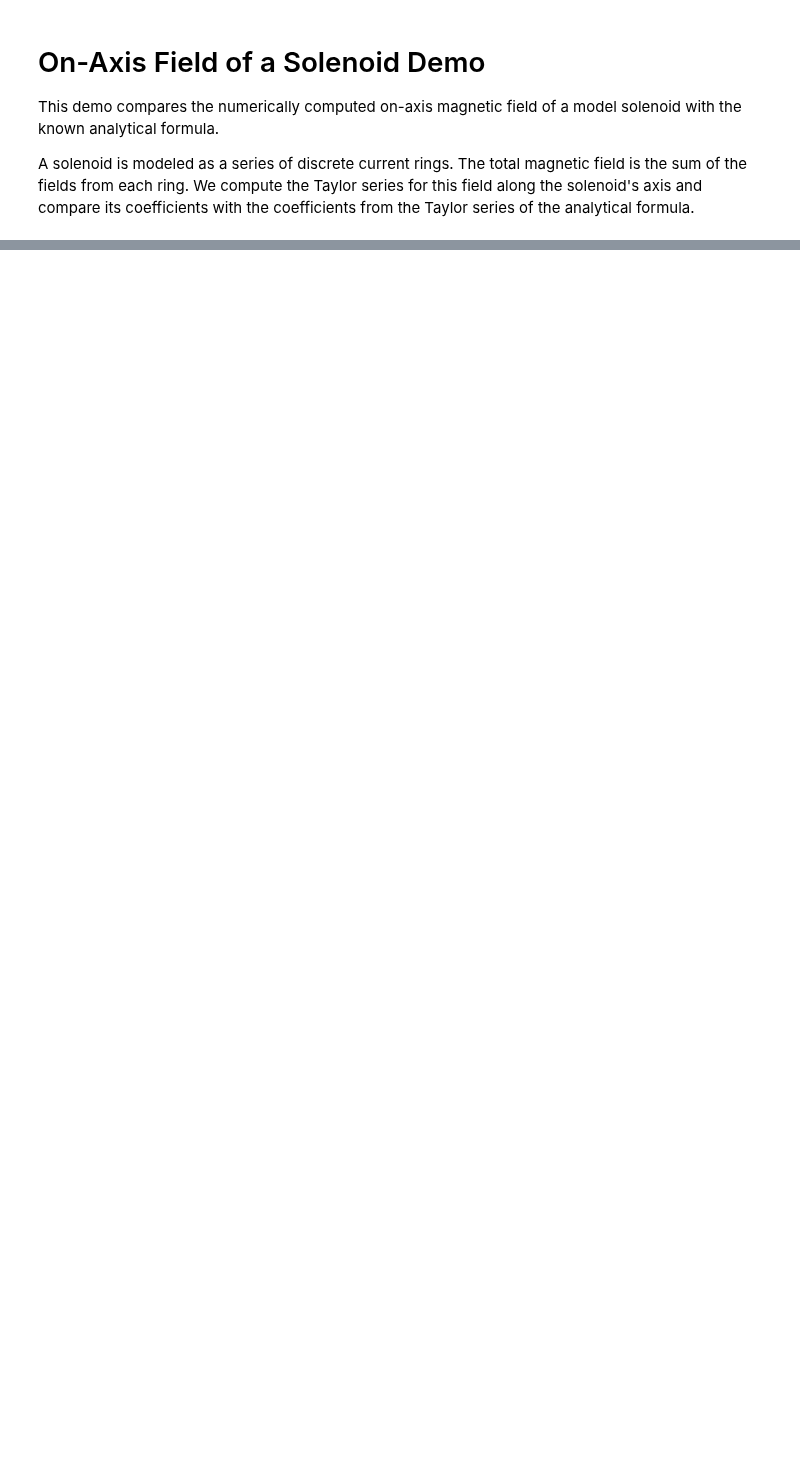
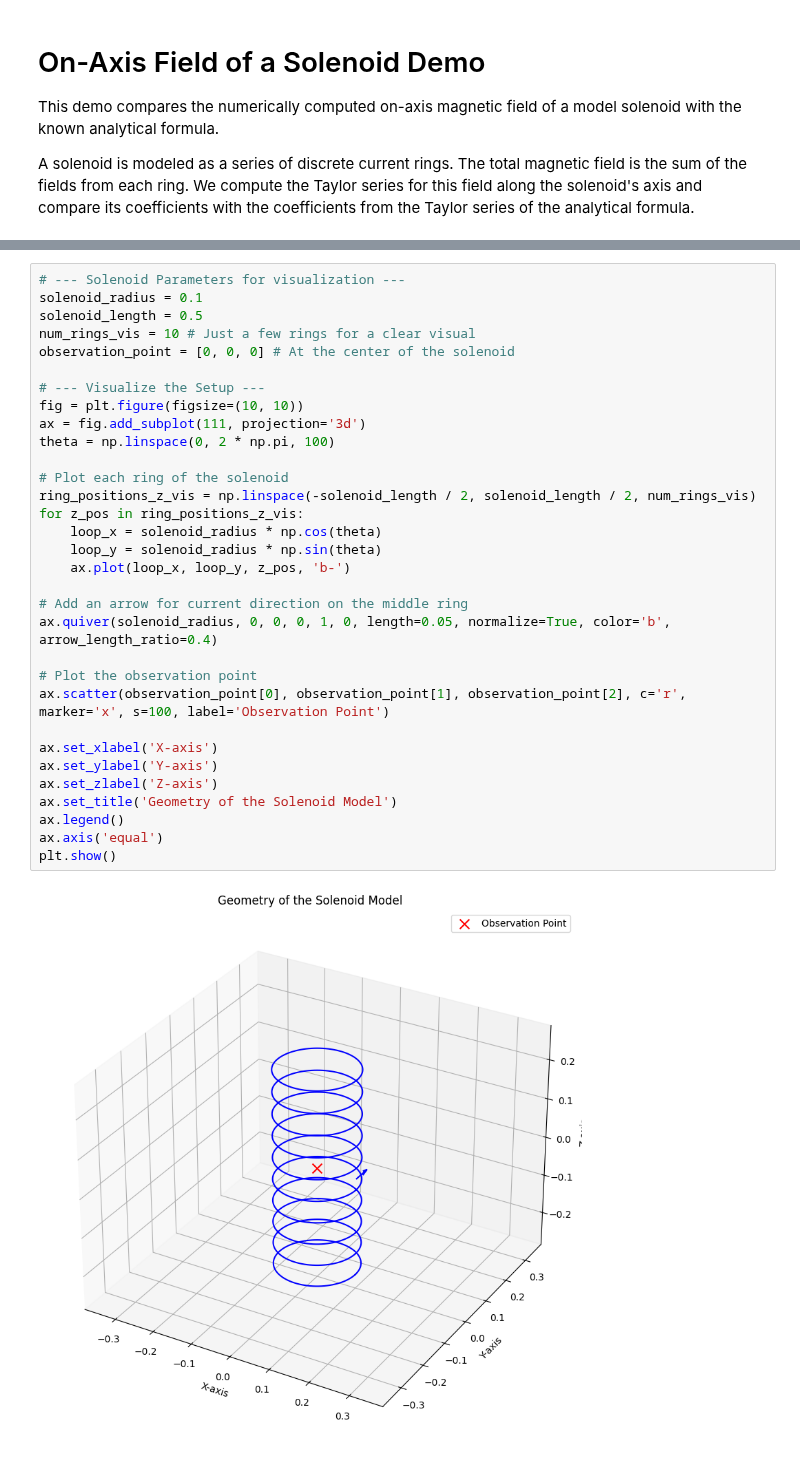
Before and after one commit to shashi-manikonda/MTFLibrary, a Jupyter notebook: demo/solenoid_field_demo_executed.ipynb, the cells around one changed output, grey strips where cells are left out. Drawn from its saved outputs; the diff is of its cells as text; blank space fills up the shorter version.

```diff
--- a/demo/solenoid_field_demo_executed.ipynb
+++ b/demo/solenoid_field_demo_executed.ipynb
@@ -30 +19,35 @@ Precomputed coefficients loaded and ready for use.
+# %%
+# --- Solenoid Parameters for visualization ---
+solenoid_radius = 0.1
+solenoid_length = 0.5
+num_rings_vis = 10 # Just a few rings for a clear visual
+observation_point = [0, 0, 0] # At the center of the solenoid
+
+# --- Visualize the Setup ---
+fig = plt.figure(figsize=(10, 10))
+ax = fig.add_subplot(111, projection='3d')
+theta = np.linspace(0, 2 * np.pi, 100)
+
+# Plot each ring of the solenoid
+ring_positions_z_vis = np.linspace(-solenoid_length / 2, solenoid_length / 2, num_rings_vis)
+for z_pos in ring_positions_z_vis:
+    loop_x = solenoid_radius * np.cos(theta)
+    loop_y = solenoid_radius * np.sin(theta)
+    ax.plot(loop_x, loop_y, z_pos, 'b-')
+
+# Add an arrow for current direction on the middle ring
+ax.quiver(solenoid_radius, 0, 0, 0, 1, 0, length=0.05, normalize=True, color='b', arrow_length_ratio=0.4)
+
+# Plot the observation point
+ax.scatter(observation_point[0], observation_point[1], observation_point[2], c='r', marker='x', s=100, label='Observation Point')
+
+ax.set_xlabel('X-axis')
+ax.set_ylabel('Y-axis')
+ax.set_zlabel('Z-axis')
+ax.set_title('Geometry of the Solenoid Model')
+ax.legend()
+ax.axis('equal')
+plt.show()
+# %% [output]
+[figure, added]
 # %% [markdown]
```
Also changed, not shown: parts of 8 cells of this notebook, 4 other files.
